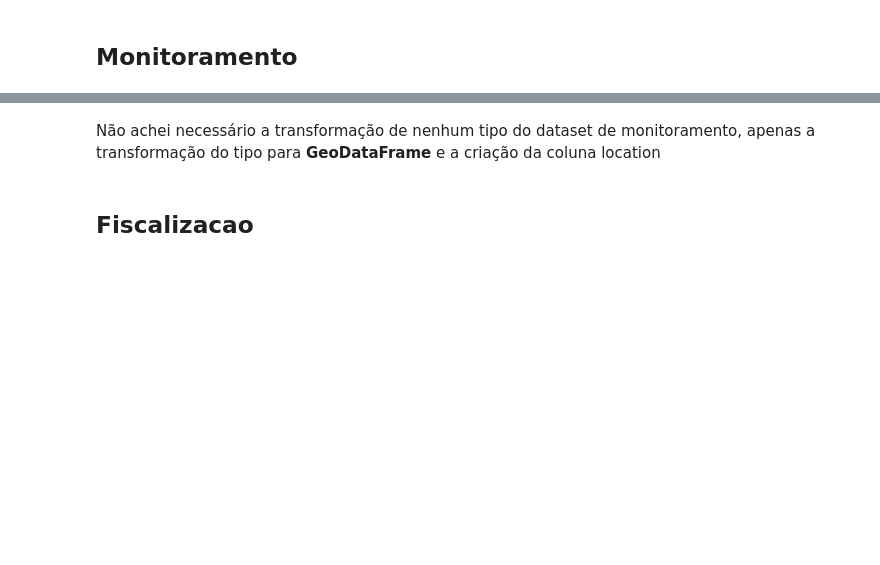
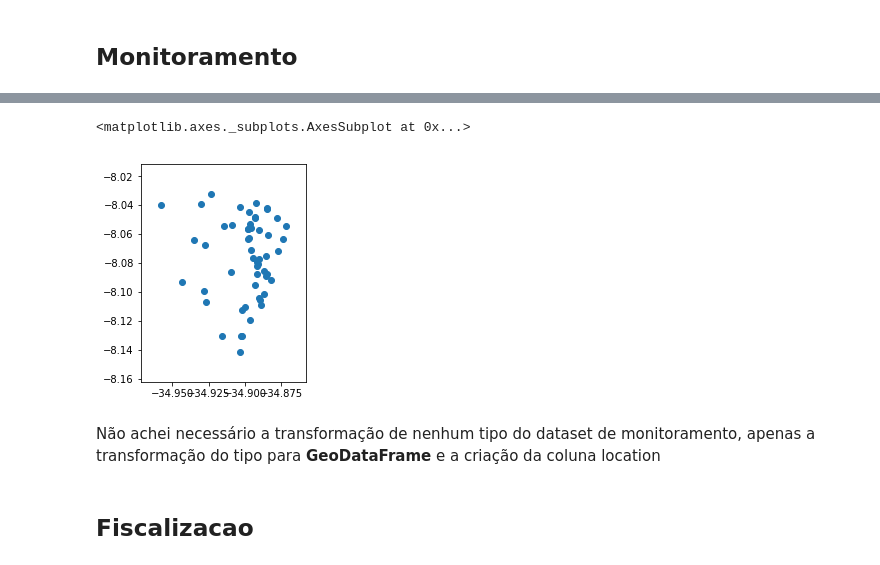
Before and after one commit to fbormann/DadosTransitoRecife, a Jupyter notebook: Projeto CTTU.ipynb, the cells around one changed output, grey strips where cells are left out. Drawn from its saved outputs; the diff is of its cells as text; code cells hidden in the pictures; blank space fills up the shorter version.

```diff
--- a/Projeto CTTU.ipynb
+++ b/Projeto CTTU.ipynb
@@ -127,3 +280,8 @@ monitoramento.head(5)
+# %%
+monitoramento.plot()
+# %% [output]
+<matplotlib.axes._subplots.AxesSubplot at 0x...>
+[figure, added]
 # %% [markdown]
 Não achei necessário a transformação de nenhum tipo do dataset de monitoramento, apenas a transformação
 do tipo para **GeoDataFrame** e a criação da coluna location
```
Also changed, not shown: parts of 100 cells of this notebook.
